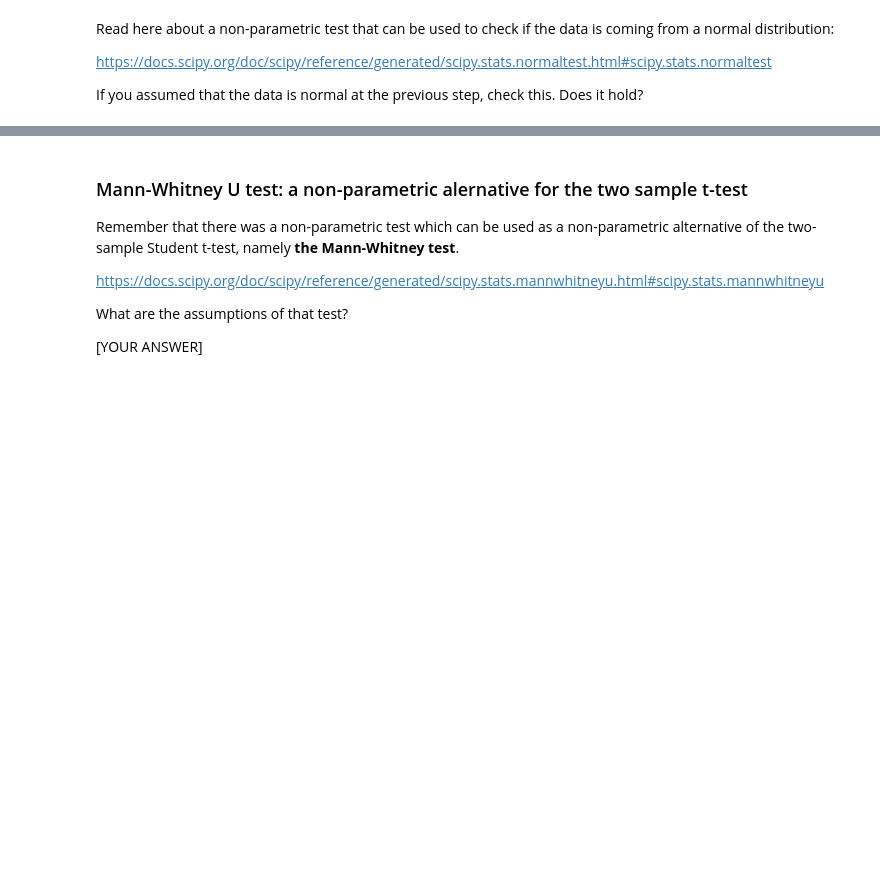
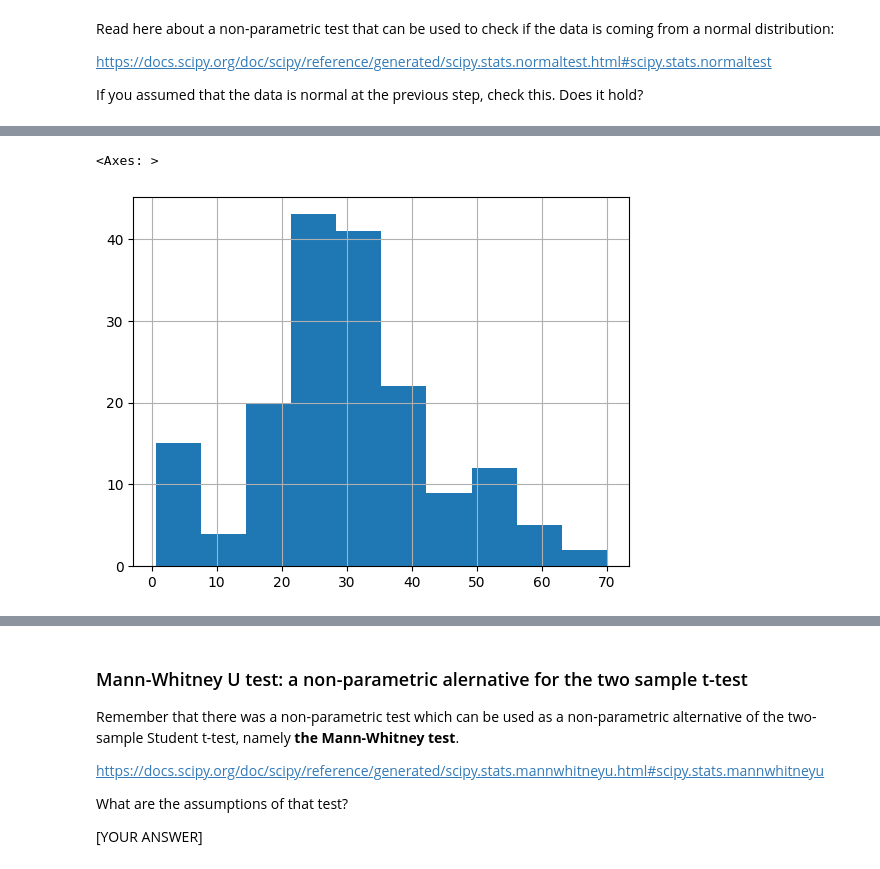
Before and after one commit to fortune-max/M5-probability-and-statistics, a Jupyter notebook: two_sample_tests.ipynb, the cells around one changed output, grey strips where cells are left out. Saved outputs shown, nothing was run; the diff lists cells and outputs as text; code cells hidden in the pictures; blank space fills up the shorter version.

```diff
--- a/two_sample_tests.ipynb
+++ b/two_sample_tests.ipynb
@@ -79,0 +118,5 @@ If you assumed that the data is normal at the previous step, check this. Does it
+# %%
+ages_ticket_2.hist()
+# %% [output]
+<Axes: >
+[figure, added]
```
Also changed, not shown: parts of 17 cells of this notebook.
